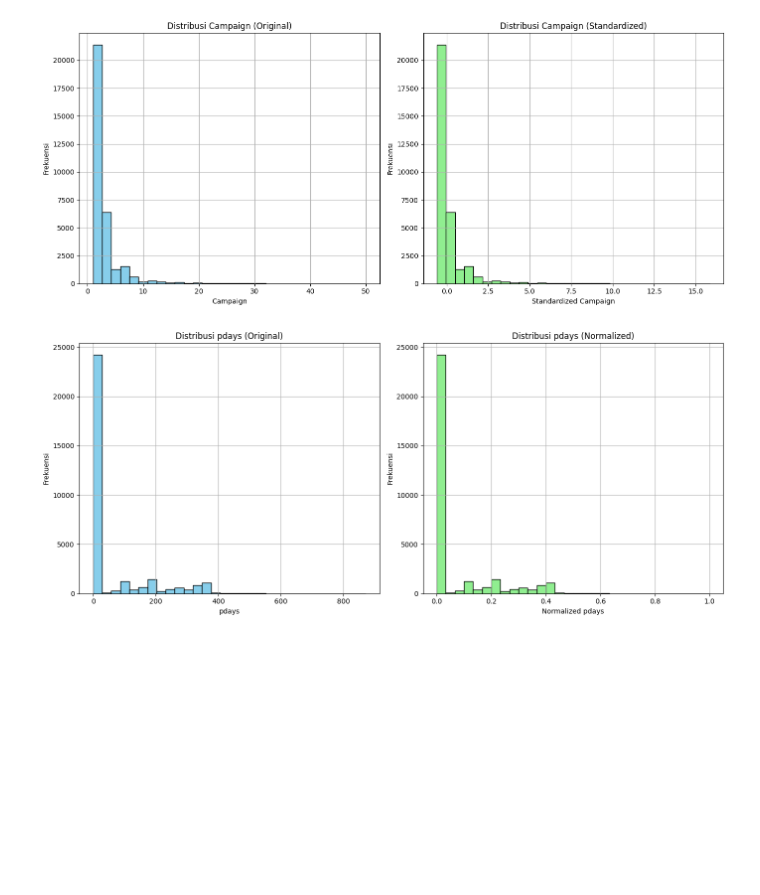
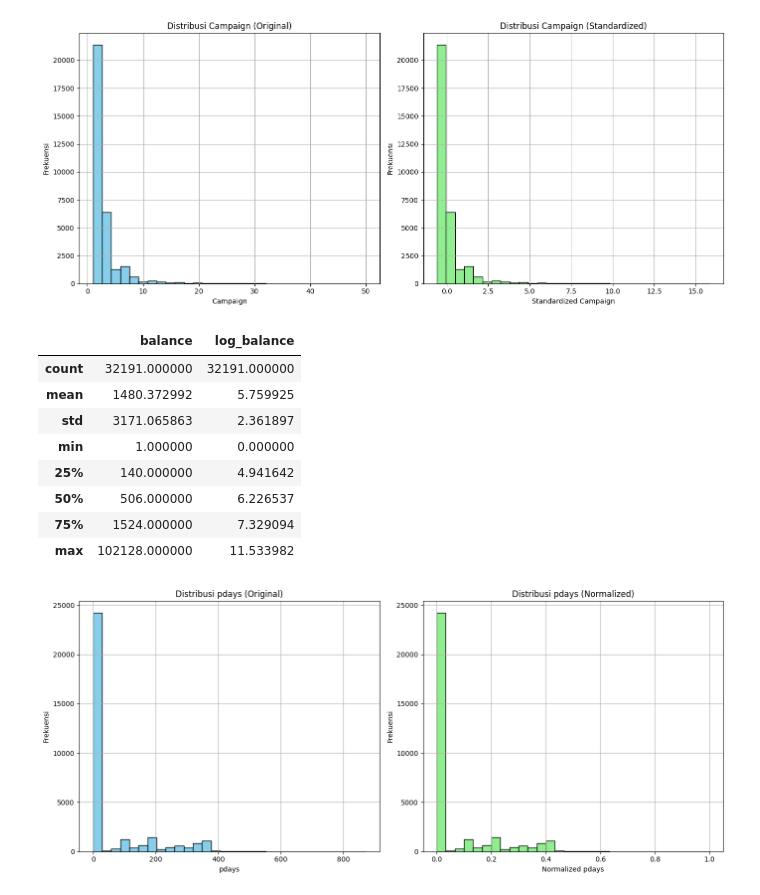
Before and after one commit to ramadanbonis/Telemarketing-Campaign-Analysis-Portuguese-Bank, a Jupyter notebook: Preprocessing_Sandbox.ipynb, the cells around one changed output. Cells and saved outputs as stored; diff of their text form; code cells hidden in the pictures; blank space fills up the shorter version.

```diff
--- a/Preprocessing_Sandbox.ipynb
+++ b/Preprocessing_Sandbox.ipynb
@@ -741,6 +753,18 @@ plt.tight_layout()
 plt.show()
 # %% [output]
 [figure]
+# %%
+ df[['balance', 'log_balance']].describe()
+# %% [output]
+|  | balance | log_balance |
+| count | 32191.000000 | 32191.000000 |
+| mean | 1480.372992 | 5.759925 |
+| std | 3171.065863 | 2.361897 |
+| min | 1.000000 | 0.000000 |
+| 25% | 140.000000 | 4.941642 |
+| 50% | 506.000000 | 6.226537 |
+| 75% | 1524.000000 | 7.329094 |
+| max | 102128.000000 | 11.533982 |
 # %%
 from sklearn.preprocessing import MinMaxScaler
 
```
Also changed, not shown: parts of 51 cells of this notebook.
